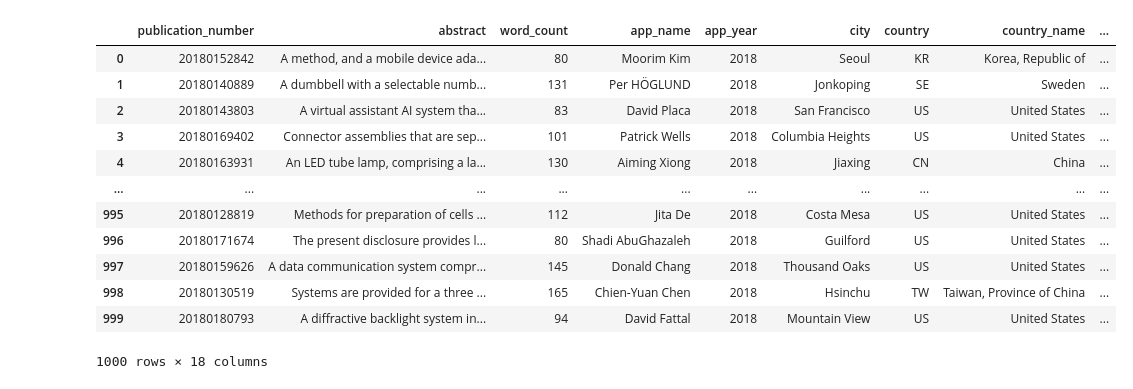
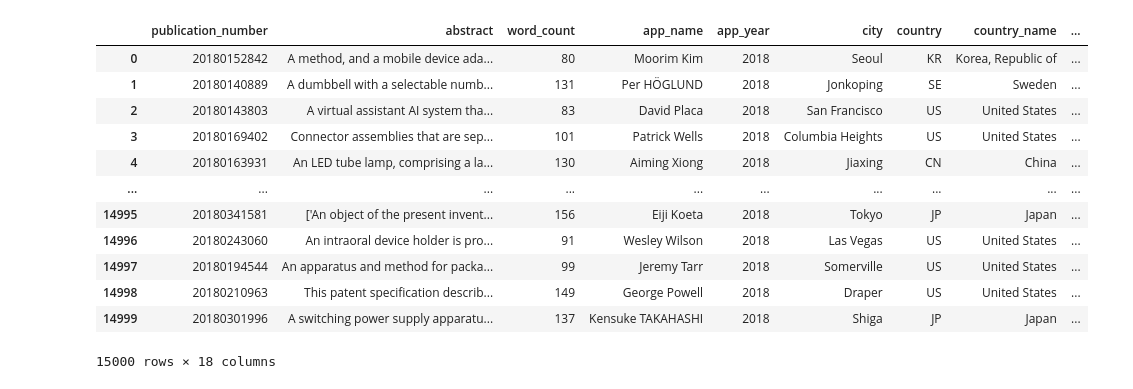
Before and after one commit to tseronni/genome, a Jupyter notebook: notebooks/clustering_with_deep_learning.ipynb, the cells around one changed output. Drawn from its saved outputs; the diff is of its cells as text; code cells hidden in the pictures.

```diff
--- a/notebooks/clustering_with_deep_learning.ipynb
+++ b/notebooks/clustering_with_deep_learning.ipynb
@@ -23,24 +20,24 @@ with open(paths.json_subsectors, 'r') as file:
 # %%
 df_abstract_patents = pd.read_csv(os.path.join(paths.data_processed, 'abstract_patents_sliced_15000.csv'))
 # %%
-slice_number = 1000
+slice_number = 15000
 df_sliced = df_abstract_patents[:slice_number]
 df_sliced.to_csv(os.path.join(paths.data_processed, 'abstract_patents_sliced.csv'), index=False)
 df_sliced
 # %% [output]
 |  | publication_number | abstract | word_count | app_name | app_year | city | country | country_name | ... |
 | 0 | 20180152842 | A method, and a mobile device ada... | 80 | Moorim Kim | 2018 | Seoul | KR | Korea, Republic of | ... |
 | 1 | 20180140889 | A dumbbell with a selectable numb... | 131 | Per HÖGLUND | 2018 | Jonkoping | SE | Sweden | ... |
 | 2 | 20180143803 | A virtual assistant AI system tha... | 83 | David Placa | 2018 | San Francisco | US | United States | ... |
 | 3 | 20180169402 | Connector assemblies that are sep... | 101 | Patrick Wells | 2018 | Columbia Heights | US | United States | ... |
 | 4 | 20180163931 | An LED tube lamp, comprising a la... | 130 | Aiming Xiong | 2018 | Jiaxing | CN | China | ... |
 | ... | ... | ... | ... | ... | ... | ... | ... | ... | ... |
-| 995 | 20180128819 | Methods for preparation of cells ... | 112 | Jita De | 2018 | Costa Mesa | US | United States | ... |
-| 996 | 20180171674 | The present disclosure provides l... | 80 | Shadi AbuGhazaleh | 2018 | Guilford | US | United States | ... |
-| 997 | 20180159626 | A data communication system compr... | 145 | Donald Chang | 2018 | Thousand Oaks | US | United States | ... |
-| 998 | 20180130519 | Systems are provided for a three ... | 165 | Chien-Yuan Chen | 2018 | Hsinchu | TW | Taiwan, Province of China | ... |
-| 999 | 20180180793 | A diffractive backlight system in... | 94 | David Fattal | 2018 | Mountain View | US | United States | ... |
+| 14995 | 20180341581 | ['An object of the present invent... | 156 | Eiji Koeta | 2018 | Tokyo | JP | Japan | ... |
+| 14996 | 20180243060 | An intraoral device holder is pro... | 91 | Wesley Wilson | 2018 | Las Vegas | US | United States | ... |
+| 14997 | 20180194544 | An apparatus and method for packa... | 99 | Jeremy Tarr | 2018 | Somerville | US | United States | ... |
+| 14998 | 20180210963 | This patent specification describ... | 149 | George Powell | 2018 | Draper | US | United States | ... |
+| 14999 | 20180301996 | A switching power supply apparatu... | 137 | Kensuke TAKAHASHI | 2018 | Shiga | JP | Japan | ... |
-1000 rows × 18 columns
+15000 rows × 18 columns
 # %%
 embedder = SentenceTransformer('distilbert-base-uncased')
 # %% [output]
```
Also changed, not shown: parts of 9 cells of this notebook, 4 other files.
